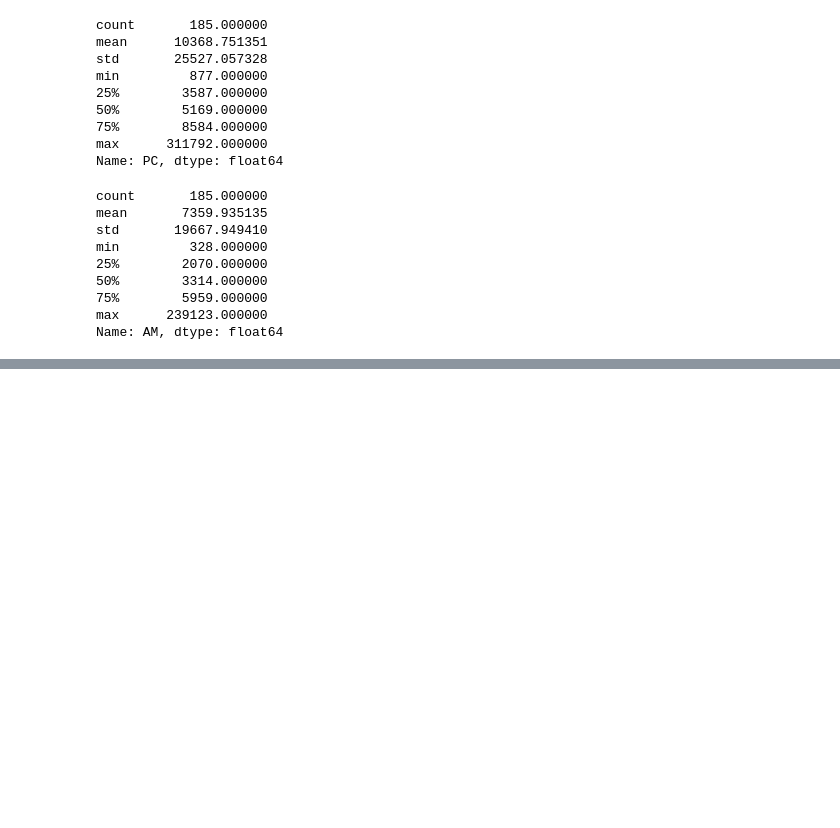
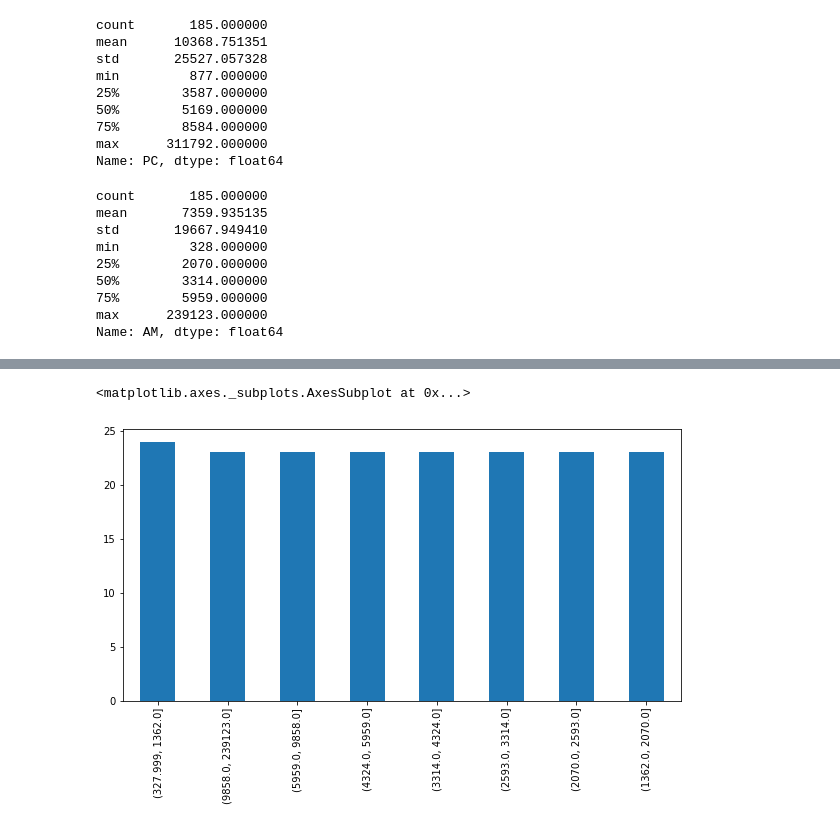
Before and after one commit to VictorMarques94/IntCD, a Jupyter notebook: ProjetoCD.ipynb, the cells around one changed output, grey strips where cells are left out. Saved outputs shown, nothing was run; the diff lists cells and outputs as text; code cells hidden in the pictures; blank space fills up the shorter version.

```diff
--- a/ProjetoCD.ipynb
+++ b/ProjetoCD.ipynb
@@ -176,0 +316,4 @@ Name: AM, dtype: float64
+# %%
+#Discretizando AM
+base['AM_inter_1'] = pd.qcut(base['AM'],8)
+base['AM_inter_1'].value_counts()
@@ -176,0 +330,7 @@ Name: AM, dtype: float64
+# %%
+#Grafico de AM discretizado
+counts = base['AM_inter_1'].value_counts()
+counts.plot.bar(figsize=(10,5))
+# %% [output]
+<matplotlib.axes._subplots.AxesSubplot at 0x...>
+[figure, added]
```
Also changed, not shown: parts of 13 cells of this notebook.
